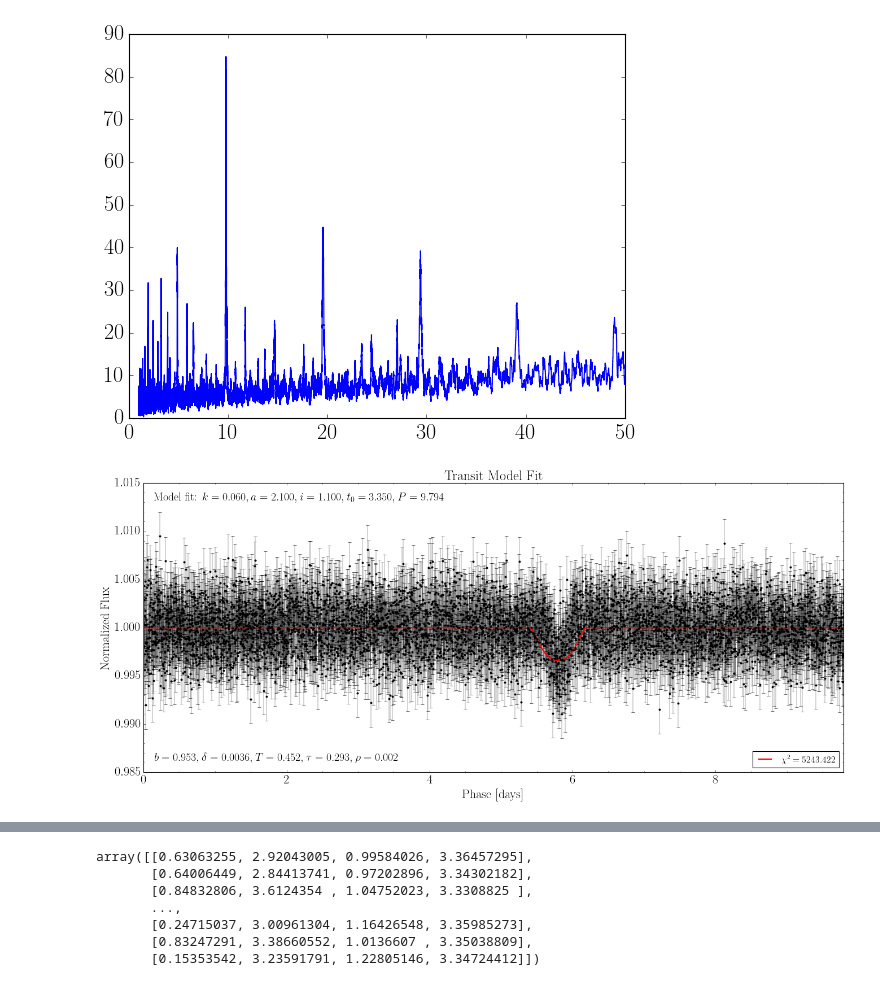
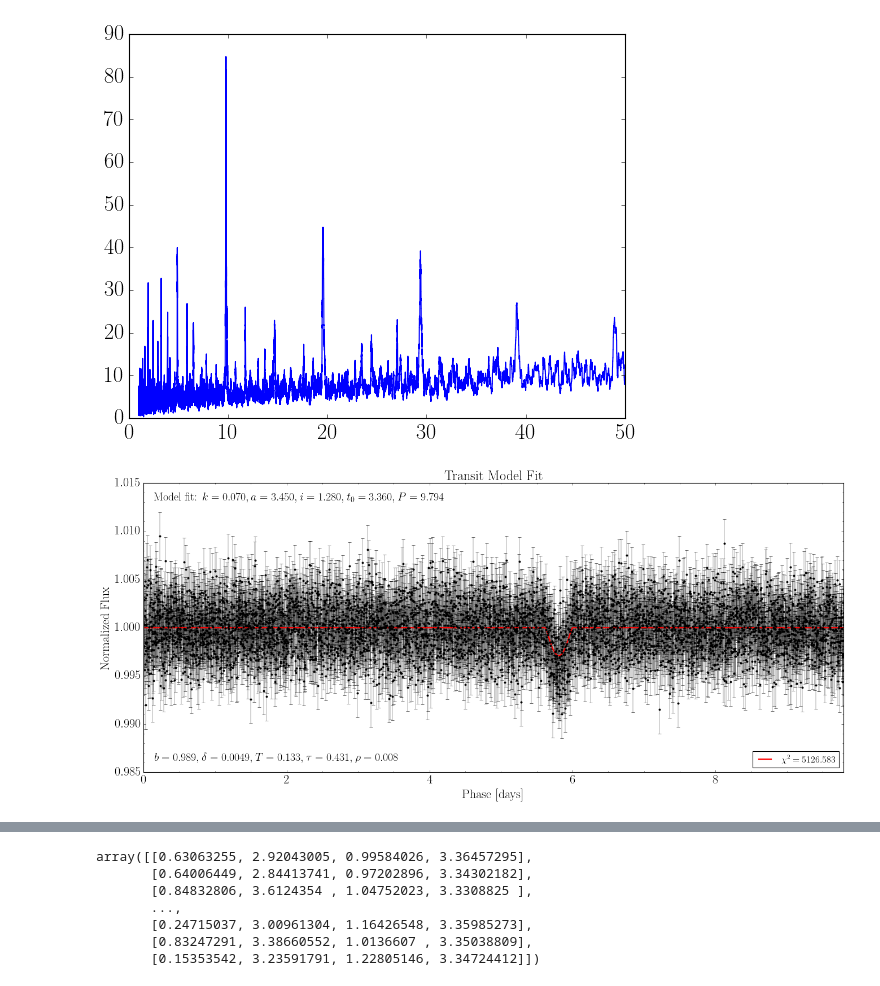
Before and after one commit to jbirky/exoplanet_models, a Jupyter notebook: transit_model.ipynb, the cells around one changed output, grey strips where cells are left out. Saved outputs shown, nothing was run; the diff lists cells and outputs as text; code cells hidden in the pictures.

```diff
--- a/transit_model.ipynb
+++ b/transit_model.ipynb
@@ -242,18 +242,18 @@ def plot_lc_model(theta, data, P, **kwargs):
 
     return b, delta, T, tau, rho
 # %%
-k = .06
-i = 1.1
-a = 2.1
-t0 = 3.35
+k = .07
+i = 1.28
+a = 3.45
+t0 = 3.36
 P = best_period
 
 theta = [k, a, i, t0]
 data = phase_time, phase_flux, phase_flux_err
 
 plot_lc_model(theta, data, P, save='transit_model_initial.png');
 # %% [output]
-[figure, old version]
+[figure, new version]
 # %%
 def log_likelihood(theta, data, P):
     """
```
Also changed, not shown: parts of 15 cells of this notebook.
